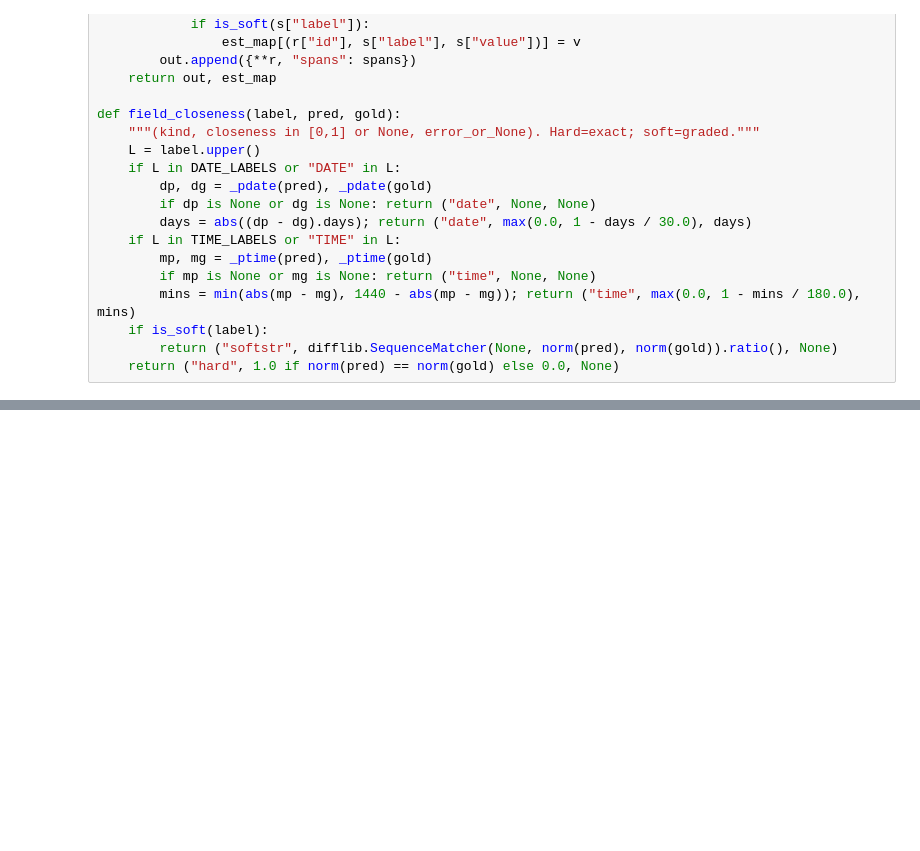
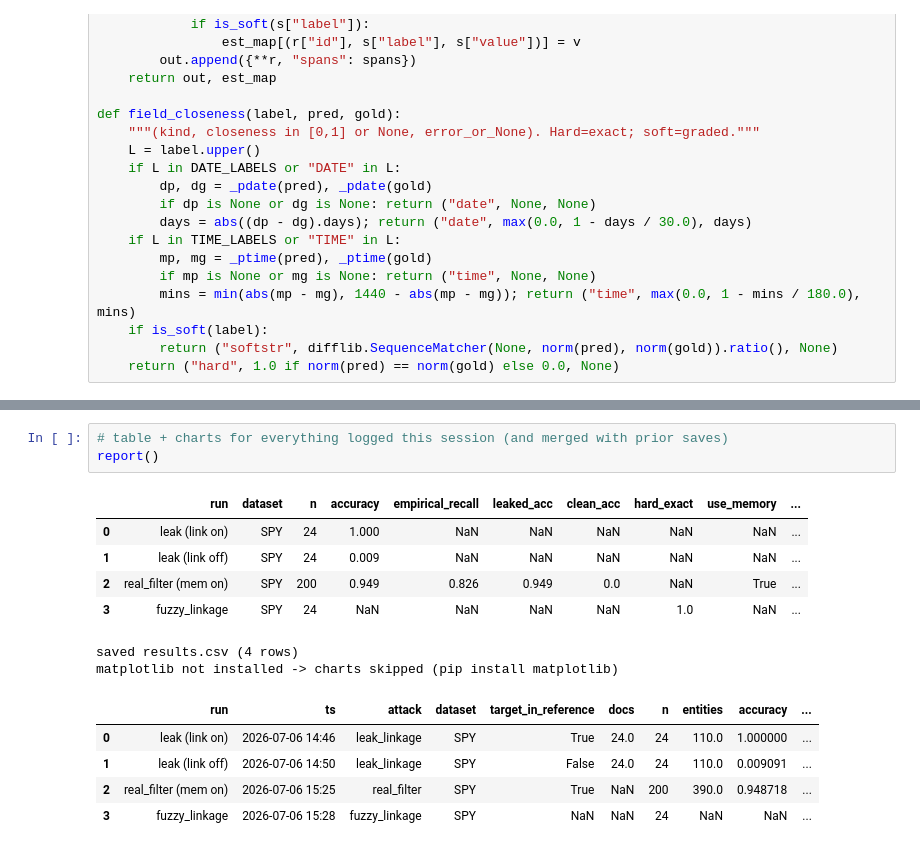
Before and after one commit to Akshat-2512/privacy-filter, a Jupyter notebook: spy_attacker.ipynb, the cells around one changed output, grey strips where cells are left out. Drawn from its saved outputs; the diff is of its cells as text; blank space fills up the shorter version.

Commit message:
documentation added , results stored

```diff
--- a/spy_attacker.ipynb
+++ b/spy_attacker.ipynb
@@ -542,0 +817,16 @@ HARD identifiers (exact match): 91/91 = 100%
+# %%
+# table + charts for everything logged this session (and merged with prior saves)
+report()
+# %% [output]
+|  | run | dataset | n | accuracy | empirical_recall | leaked_acc | clean_acc | hard_exact | use_memory | ... |
+| 0 | leak (link on) | SPY | 24 | 1.000 | NaN | NaN | NaN | NaN | NaN | ... |
+| 1 | leak (link off) | SPY | 24 | 0.009 | NaN | NaN | NaN | NaN | NaN | ... |
+| 2 | real_filter (mem on) | SPY | 200 | 0.949 | 0.826 | 0.949 | 0.0 | NaN | True | ... |
+| 3 | fuzzy_linkage | SPY | 24 | NaN | NaN | NaN | NaN | 1.0 | NaN | ... |
+saved results.csv (4 rows)
+matplotlib not installed -> charts skipped (pip install matplotlib)
+|  | run | ts | attack | dataset | target_in_reference | docs | n | entities | accuracy | ... |
+| 0 | leak (link on) | 2026-07-06 14:46 | leak_linkage | SPY | True | 24.0 | 24 | 110.0 | 1.000000 | ... |
+| 1 | leak (link off) | 2026-07-06 14:50 | leak_linkage | SPY | False | 24.0 | 24 | 110.0 | 0.009091 | ... |
+| 2 | real_filter (mem on) | 2026-07-06 15:25 | real_filter | SPY | True | NaN | 200 | 390.0 | 0.948718 | ... |
+| 3 | fuzzy_linkage | 2026-07-06 15:28 | fuzzy_linkage | SPY | NaN | NaN | 24 | NaN | NaN | ... |
```
Also changed, not shown: parts of 14 cells of this notebook, 4 other files.
